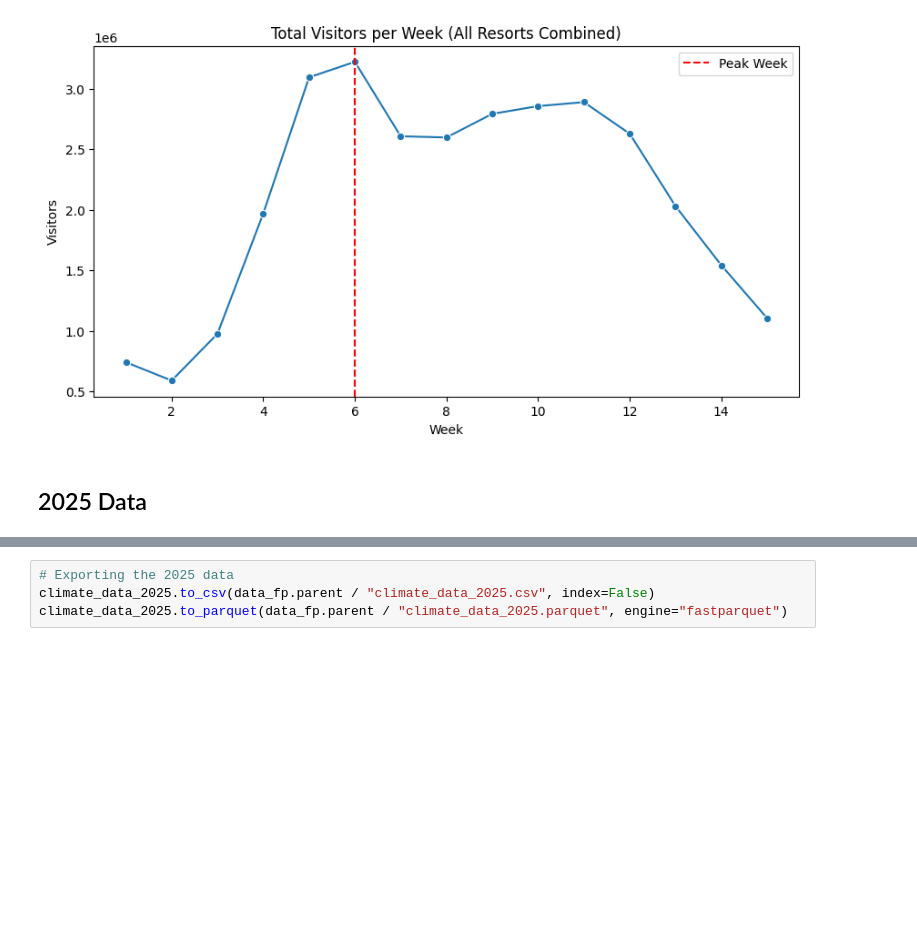
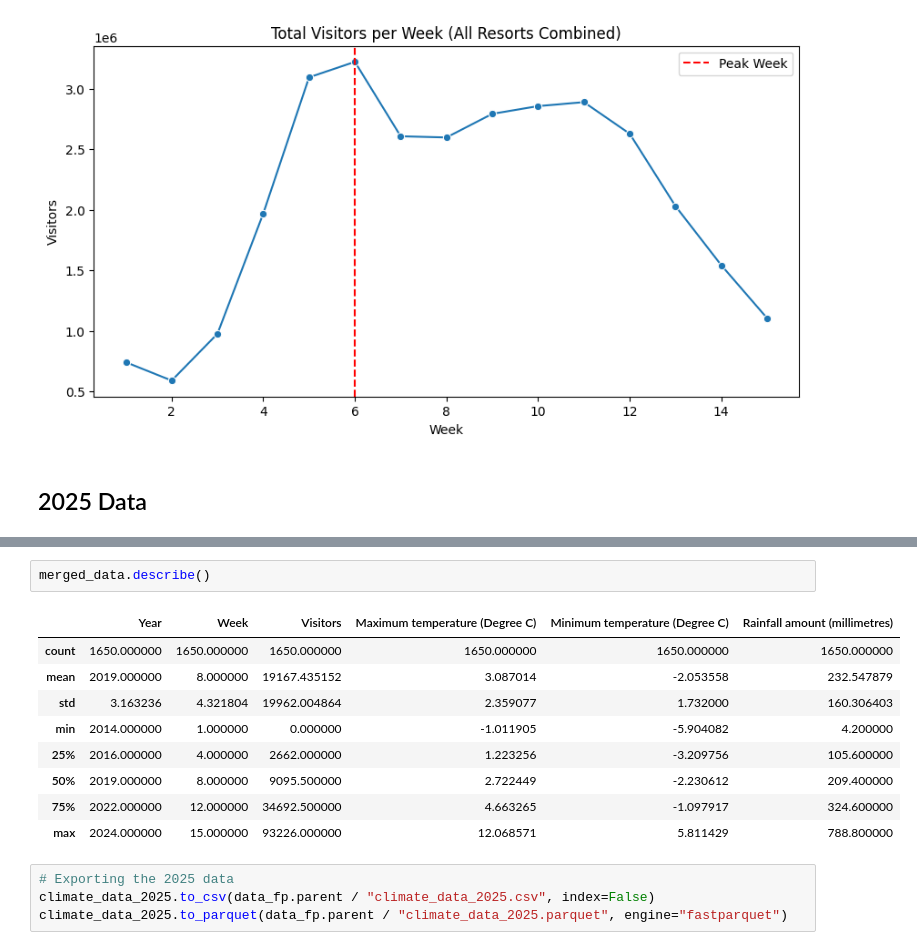
Before and after one commit to bsri0004/R2B2, a Jupyter notebook: src/data_parsing.ipynb, the cells around one changed output, grey strips where cells are left out. Drawn from its saved outputs; the diff is of its cells as text; blank space fills up the shorter version.

```diff
--- a/src/data_parsing.ipynb
+++ b/src/data_parsing.ipynb
@@ -518,3 +523,15 @@ climate_data_2025
+# %%
+merged_data.describe()
+# %% [output]
+|  | Year | Week | Visitors | Maximum temperature (Degree C) | Minimum temperature (Degree C) | Rainfall amount (millimetres) |
+| count | 1650.000000 | 1650.000000 | 1650.000000 | 1650.000000 | 1650.000000 | 1650.000000 |
+| mean | 2019.000000 | 8.000000 | 19167.435152 | 3.087014 | -2.053558 | 232.547879 |
+| std | 3.163236 | 4.321804 | 19962.004864 | 2.359077 | 1.732000 | 160.306403 |
+| min | 2014.000000 | 1.000000 | 0.000000 | -1.011905 | -5.904082 | 4.200000 |
+| 25% | 2016.000000 | 4.000000 | 2662.000000 | 1.223256 | -3.209756 | 105.600000 |
+| 50% | 2019.000000 | 8.000000 | 9095.500000 | 2.722449 | -2.230612 | 209.400000 |
+| 75% | 2022.000000 | 12.000000 | 34692.500000 | 4.663265 | -1.097917 | 324.600000 |
+| max | 2024.000000 | 15.000000 | 93226.000000 | 12.068571 | 5.811429 | 788.800000 |
 # %%
 # Exporting the 2025 data
 climate_data_2025.to_csv(data_fp.parent / "climate_data_2025.csv", index=False)
```
Also changed, not shown: parts of 2 cells of this notebook, 2 other files.
